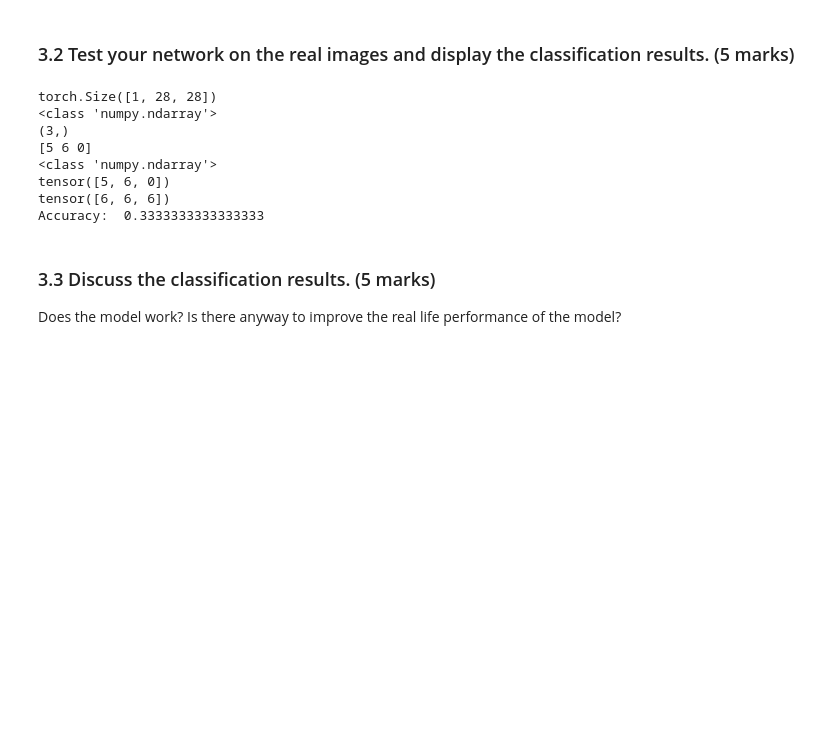
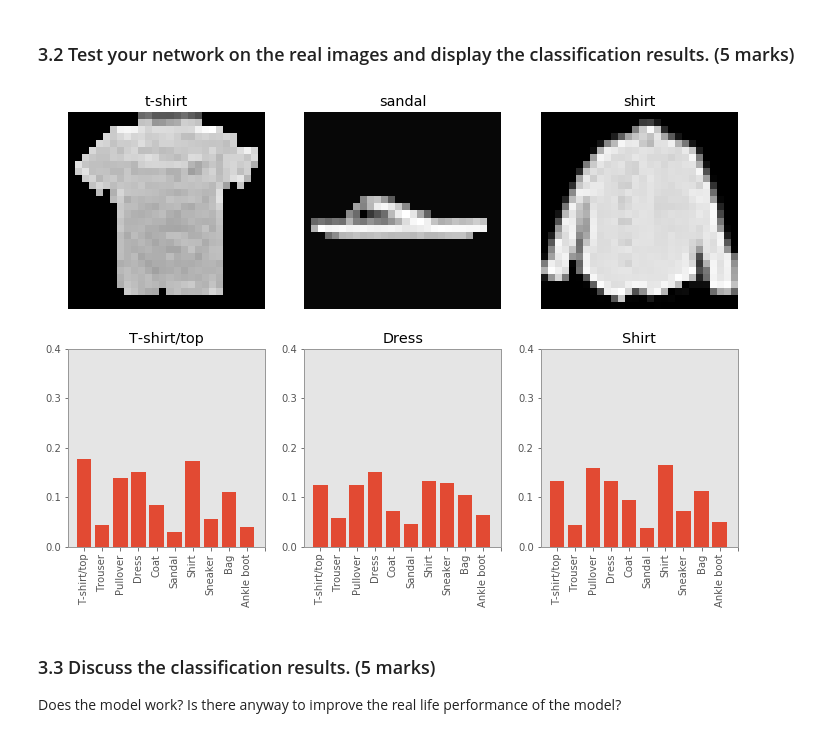
Before and after one commit to iurietarlev/computer_vision, a Jupyter notebook: coursework_2/coursework_2.ipynb, the cells around one changed output. Drawn from its saved outputs; the diff is of its cells as text; code cells hidden in the pictures; blank space fills up the shorter version.

```diff
--- a/coursework_2/coursework_2.ipynb
+++ b/coursework_2/coursework_2.ipynb
@@ -399,39 +400,45 @@ print(type(pers_labels))
 # %% [markdown]
 ### 3.2 Test your network on the real images and display the classification results. (5 marks)
-# %%
-print(images[0].shape)
-print(type(pers_labels))
-print(pers_labels.shape)
-print(pers_labels)
-
-model.eval()
-with torch.no_grad():
-    pers_correct=0
-    pers_total=0
-
-    pers_images = np.array(pers_images).astype(np.float32)
-
-    pers_images = torch.from_numpy(pers_images)[:, None, :, :]
-    print(type(pers_labels))
-    pers_labels = torch.from_numpy(pers_labels)
-
-    pers_outputs = model(pers_images)
-    _, pers_predicted = torch.max(pers_outputs.data,1)
-    pers_total += pers_labels.size(0)
-    pers_correct += (pers_predicted == pers_labels).sum().item()
-
-print(pers_labels)
-print(pers_predicted)
-print("Accuracy: ", metrics.accuracy_score(pers_labels, pers_predicted))
-# %% [output]
-torch.Size([1, 28, 28])
-<class 'numpy.ndarray'>
-(3,)
-[5 6 0]
-<class 'numpy.ndarray'>
-tensor([5, 6, 0])
-tensor([6, 6, 6])
-Accuracy:  0.3333333333333333
+# %%
+trans = transforms.Compose([transforms.Grayscale(num_output_channels=1),transforms.ToTensor()])
+personal_test_set = torchvision.datasets.ImageFolder(root='personal_items', transform=trans)
+
+# torch generates new labels (0,1,2 for the items)
+# lines below show a dict of these labels in relation to the original labels (0-10)
+conversion = {0:0, 1:5, 2:6}
+class_names = {0:"t-shirt", 1:"sandal", 2:"shirt"}
+
+#load the data
+test_loader = torch.utils.data.DataLoader(dataset=personal_test_set, batch_size=1, shuffle=False)
+
+f,axarr = plt.subplots(2,3,figsize=(12,8))
+for i, item in enumerate(test_loader):
+    axarr[0,i].set_title(class_names[item[1].item()])
+    axarr[0,i].imshow(item[0][0][0], cmap='gray')
+    axarr[0,i].axis('off')
+
+trained_model.eval()
+with torch.no_grad():
+    correct = 0
+    total = 3
+    i = 0
+    for images, torch_assigned_labels in test_loader:
+        labels = torch.tensor(conversion[torch_assigned_labels.item()]).unsqueeze(0)
+        outputs = trained_model(images.to(device)).cpu()
+        _, predicted = torch.max(outputs.data, 1)
+
+        axarr[1,i].bar(np.arange(10),F.softmax(outputs.data).numpy()[0])
+        axarr[1,i].set_title(class_name[predicted])
+        axarr[1,i].set_xticklabels(class_name, rotation=90)
+        axarr[1,i].set_xticks(np.arange(0,10.5,1))
+        axarr[1,i].set_yticks(np.arange(0,0.42,0.1))
+
+        correct += (predicted == labels).sum().item()
+        i+=1
+
+plt.show()
+# %% [output]
+[figure, added]
 # %% [markdown]
 ### 3.3 Discuss the classification results. (5 marks)
 
```
Also changed, not shown: parts of 16 cells of this notebook, 6 other files.
